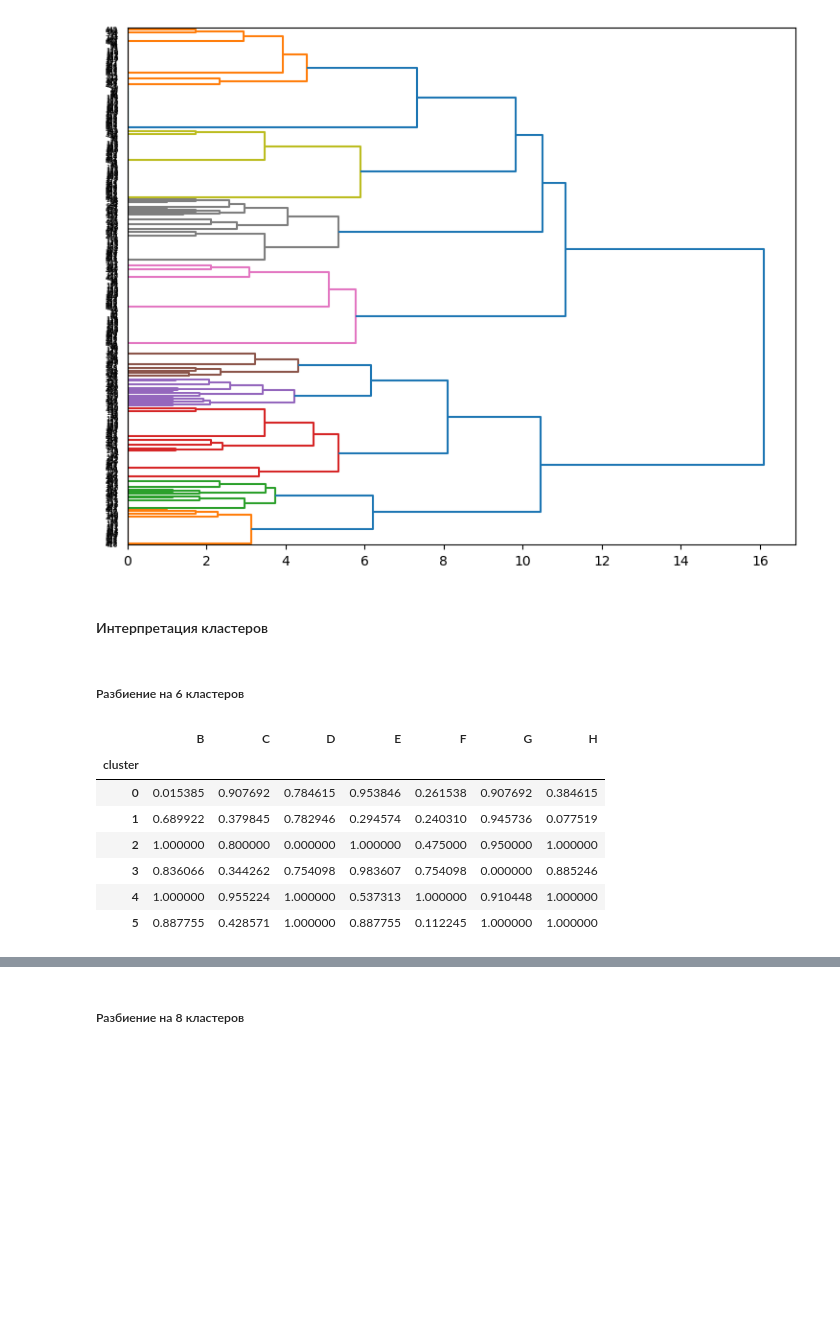
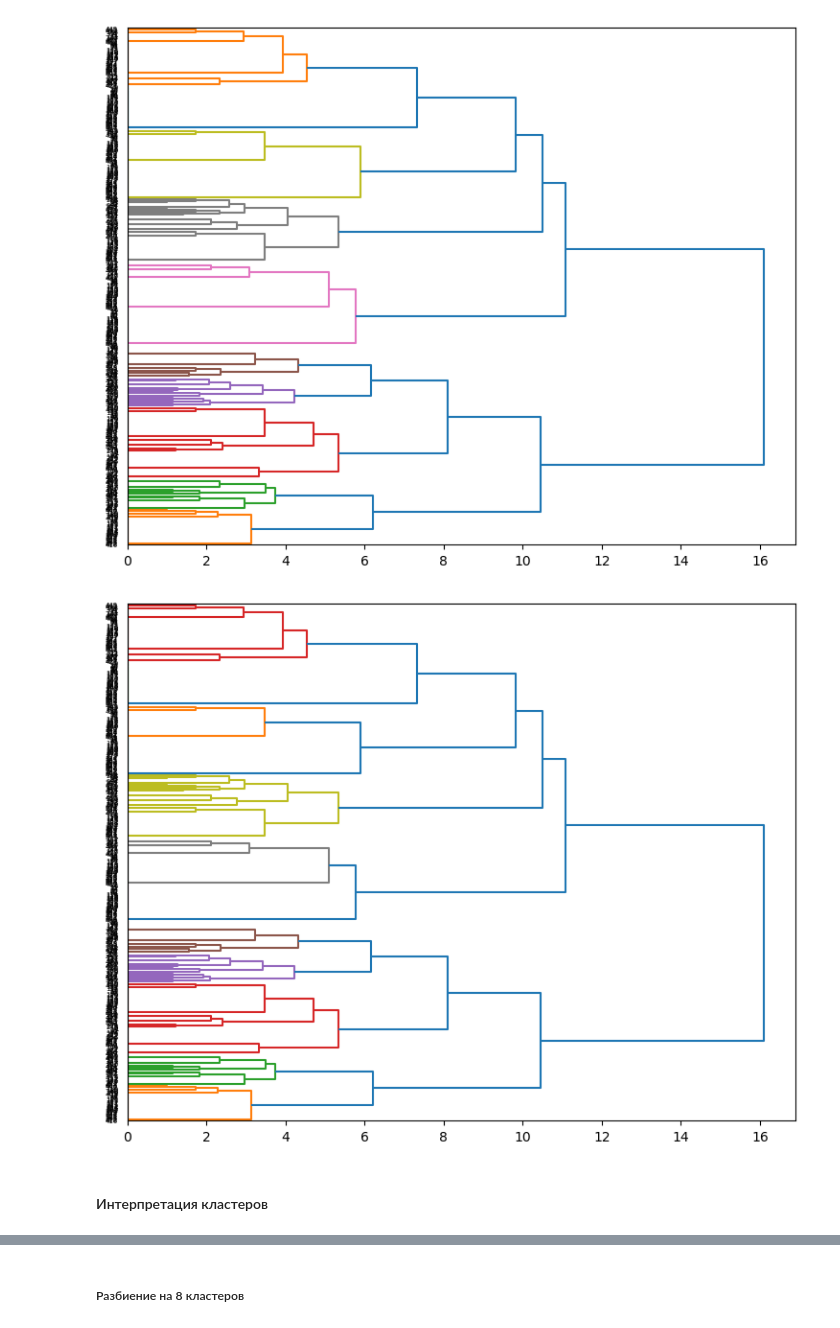
Before and after one commit to AnnaBaiborodova/ITMO_Data_Analysis, a Jupyter notebook: lab1/Hierarchical_Clastering.ipynb, the cells around one changed output, grey strips where cells are left out. Drawn from its saved outputs; the diff is of its cells as text; code cells hidden in the pictures; blank space fills up the shorter version.

```diff
--- a/lab1/Hierarchical_Clastering.ipynb
+++ b/lab1/Hierarchical_Clastering.ipynb
@@ -139,23 +131,13 @@ plt.grid(False)
 plt.show()
 # %% [output]
 [figure]
+# %%
+# Построим дендограмму для случая 12 кластеров
+fig1 = plt.figure(figsize = (9,7))
+dn = dendrogram(link, color_threshold = 5.7, orientation = "right", leaf_rotation = 0.)
+plt.grid(False)
+plt.show()
+# %% [output]
+[figure, added]
 # %% [markdown]
 #### Интерпретация кластеров
-# %% [markdown]
-##### Разбиение на 6 кластеров
-# %%
-# Добавим в исходные данные столбец 'кластер'
-df['cluster'] = fcluster(link, 6, criterion = 'maxclust')
-df['cluster'] = df['cluster']-1
-
-# Выведем описательные статистики для каждого кластера
-df.groupby('cluster').mean().drop('A', axis=1)
-# %% [output]
-|  | B | C | D | E | F | G | H |
-| cluster |  |  |  |  |  |  |  |
-| 0 | 0.015385 | 0.907692 | 0.784615 | 0.953846 | 0.261538 | 0.907692 | 0.384615 |
-| 1 | 0.689922 | 0.379845 | 0.782946 | 0.294574 | 0.240310 | 0.945736 | 0.077519 |
-| 2 | 1.000000 | 0.800000 | 0.000000 | 1.000000 | 0.475000 | 0.950000 | 1.000000 |
-| 3 | 0.836066 | 0.344262 | 0.754098 | 0.983607 | 0.754098 | 0.000000 | 0.885246 |
-| 4 | 1.000000 | 0.955224 | 1.000000 | 0.537313 | 1.000000 | 0.910448 | 1.000000 |
-| 5 | 0.887755 | 0.428571 | 1.000000 | 0.887755 | 0.112245 | 1.000000 | 1.000000 |
```
Also changed, not shown: parts of 15 cells of this notebook.
